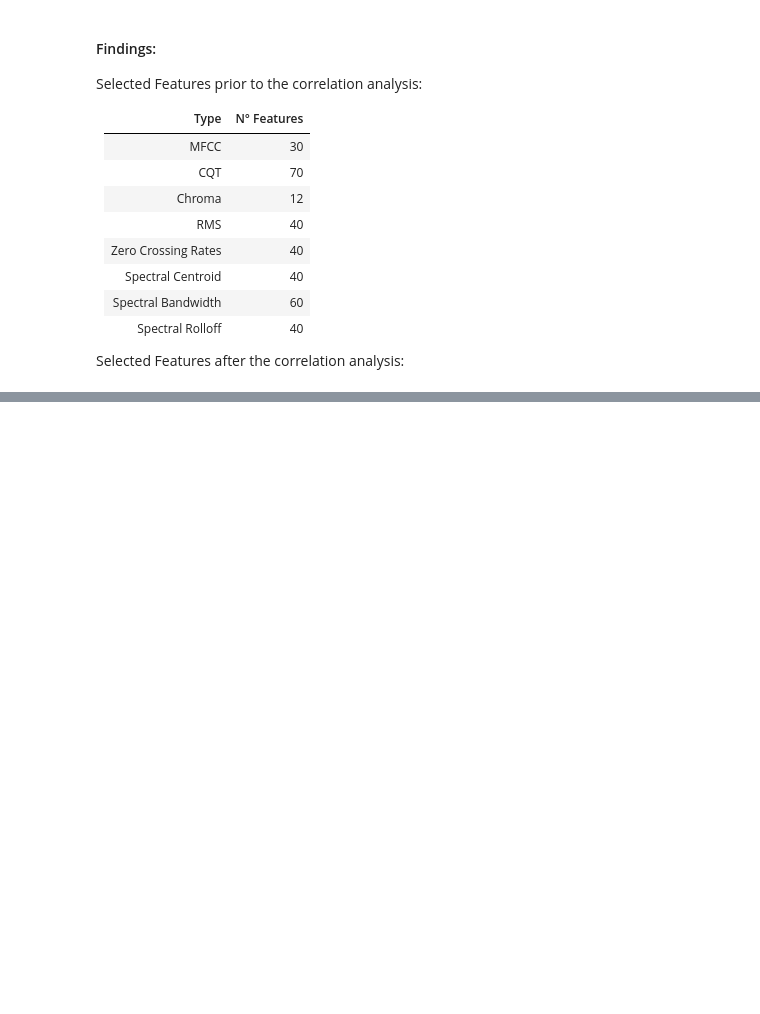
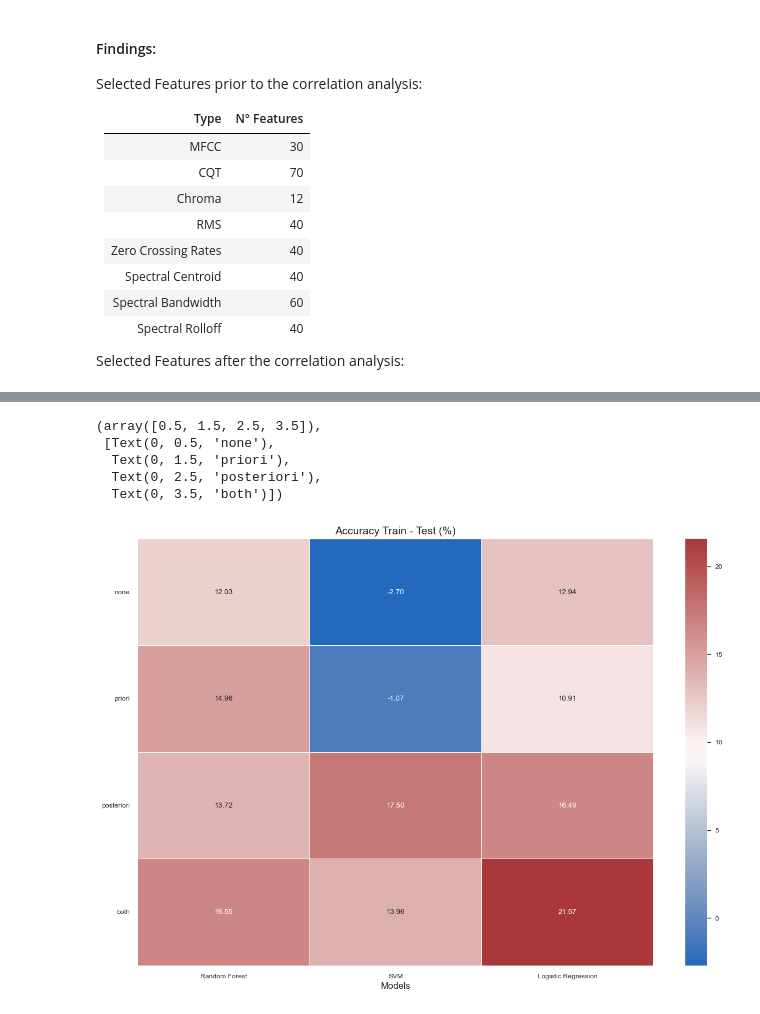
Before and after one commit to DavideLigari01/advanced-biomedical-project, a Jupyter notebook: notebooks/balancing/balancing_impact.ipynb, the cells around one changed output, grey strips where cells are left out. Drawn from its saved outputs; the diff is of its cells as text; code cells hidden in the pictures; blank space fills up the shorter version.

```diff
--- a/notebooks/balancing/balancing_impact.ipynb
+++ b/notebooks/balancing/balancing_impact.ipynb
@@ -244,0 +327,24 @@ plt.yticks(rotation=0)
+# %%
+RESULT_NAME = "results_balancing_comparison_train.csv"
+result_df_train = pd.read_csv(MODELS_RESULTS + RESULT_NAME, index_col=0).transpose()
+
+RESULT_NAME = "results_balancing_comparison_test.csv"
+result_df_test = pd.read_csv(MODELS_RESULTS + RESULT_NAME, index_col=0).transpose()
+
+# difference
+result_df = result_df_train - result_df_test
+
+plt.figure(figsize=(15, 10))
+sns.set_theme(context="paper", font_scale=1)
+
+sns.heatmap(result_df.astype(float) * 100, annot=True, cmap="vlag", fmt=".2f",linewidths=0.5)
+plt.title("Accuracy Train - Test (%)", fontsize=14)
+plt.xlabel("Models", fontsize=12)
+plt.yticks(rotation=0)
+# %% [output]
+(array([0.5, 1.5, 2.5, 3.5]),
+ [Text(0, 0.5, 'none'),
+  Text(0, 1.5, 'priori'),
+  Text(0, 2.5, 'posteriori'),
+  Text(0, 3.5, 'both')])
+[figure, added]
```
Also changed, not shown: parts of 8 cells of this notebook, 3 other files.
